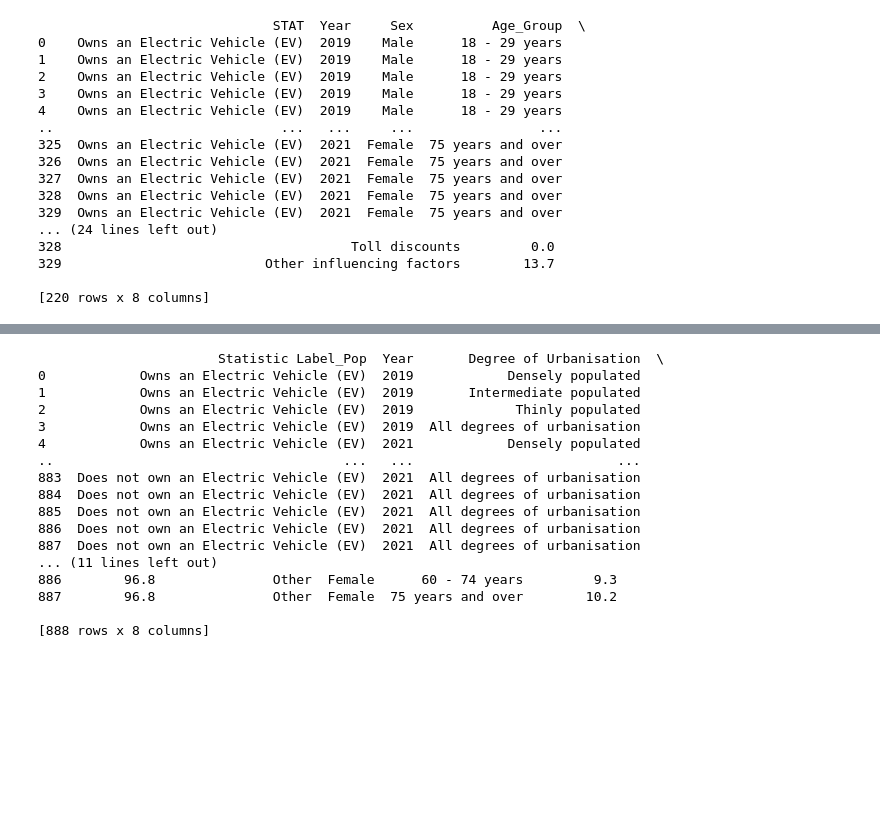
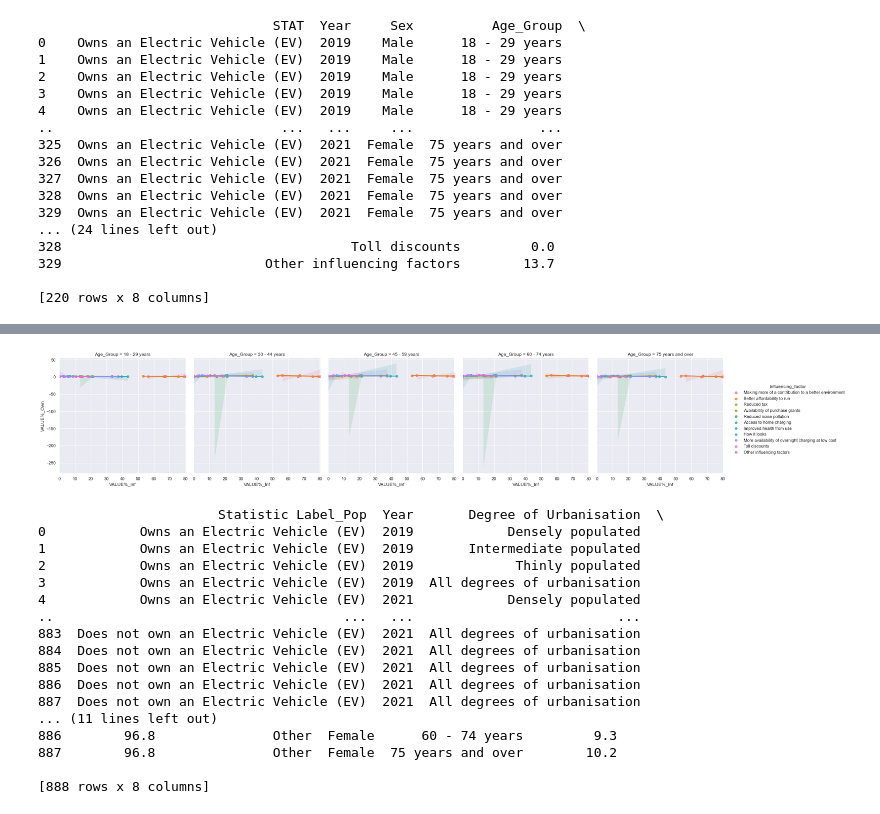
Before and after one commit to david-ward-eng/UCDPA_David_Ward, a Jupyter notebook: Code.ipynb, the cells around one changed output, grey strips where cells are left out. Saved outputs shown, nothing was run; the diff lists cells and outputs as text; code cells hidden in the pictures; blank space fills up the shorter version.

Commit message:
update graphs

```diff
--- a/Code.ipynb
+++ b/Code.ipynb
@@ -299,3 +299,8 @@ plt.legend(bbox_to_anchor=(1.05, 1), loc='upper left', borderaxespad=0)
+# %%
+sns.lmplot(x="VALUE%_Inf", y="VALUE%_Own", col="Age_Group", hue="Influencing_factor", data=ownership_Influence)
+plt.show()
+# %% [output]
+[figure, added]
 # %%
 Pop_Reason = pd.merge(Owns_EV_Pop, Reason, on = ["Year"], how = "left"
                               , suffixes=("_Pop", "_Rea"))
```
Also changed, not shown: parts of 2 cells of this notebook.
